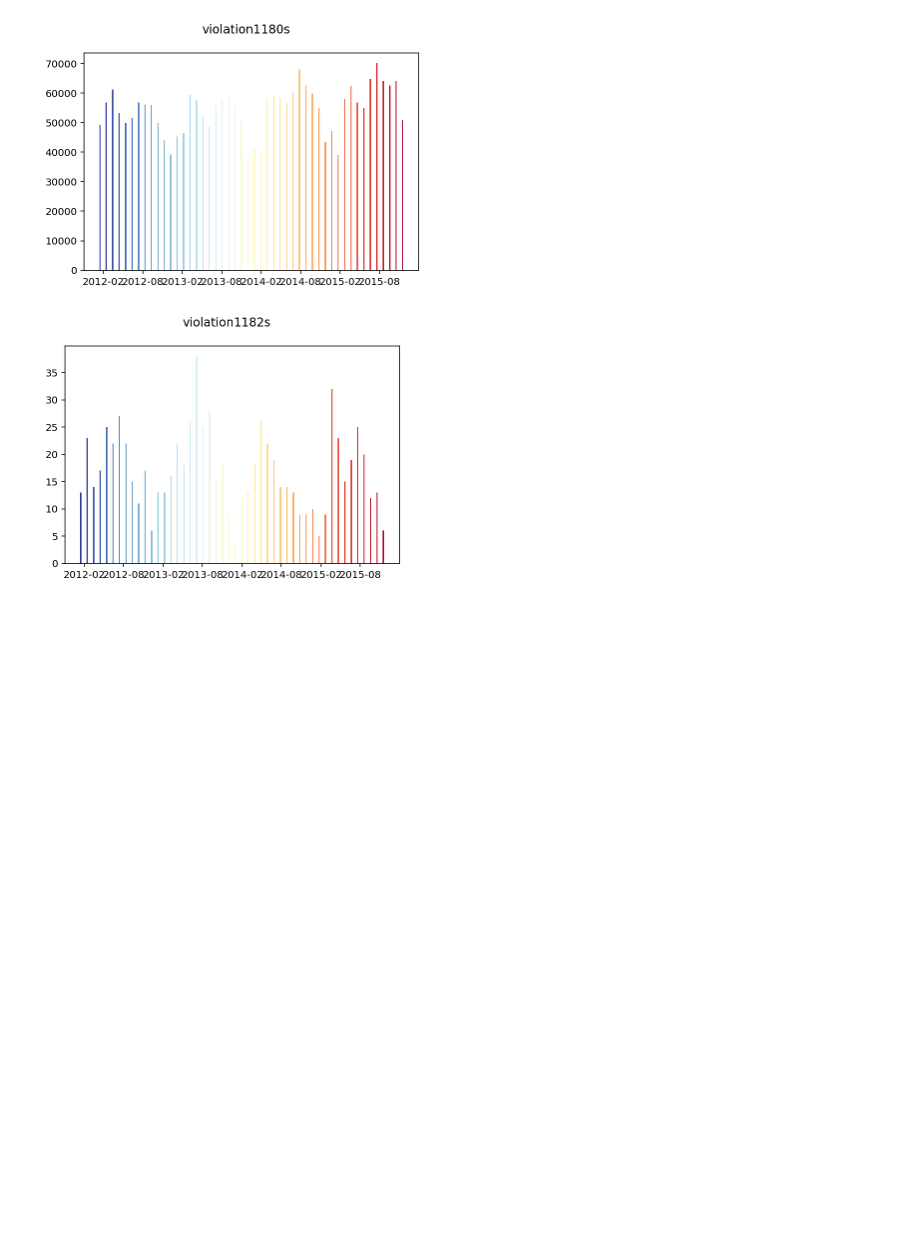
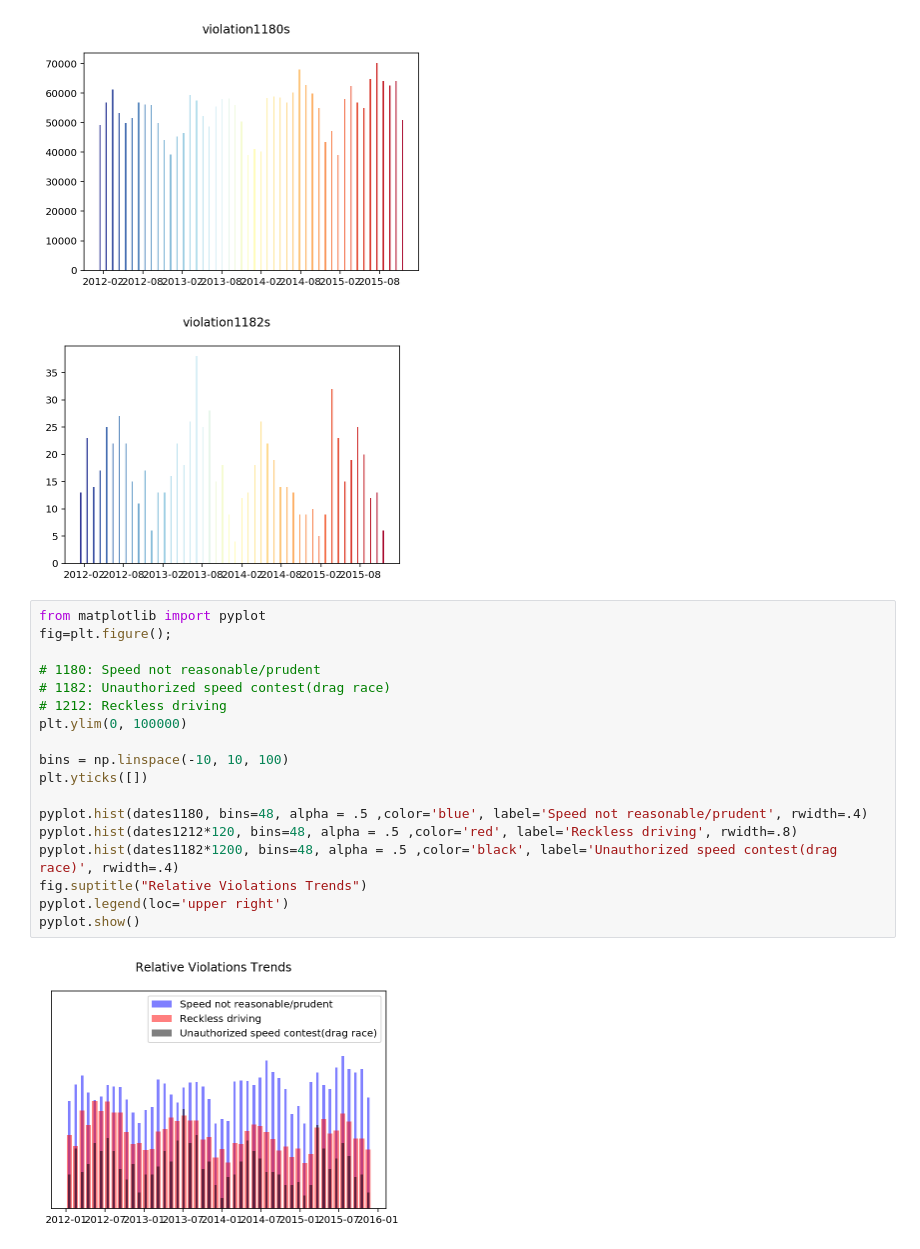
Before and after one commit to wumuyao1996/Pr_000, a Jupyter notebook: finalproject.ipynb, the cells around one changed output. Cells and saved outputs as stored; diff of their text form; blank space fills up the shorter version.

Commit message:
added relative traffic histogram and car action dates TODO

```diff
--- a/finalproject.ipynb
+++ b/finalproject.ipynb
@@ -124,3 +124,23 @@ for c, p in zip(col, patches):
 [figure]
 [figure]
 [figure]
+# %%
+from matplotlib import pyplot
+fig=plt.figure();
+
+# 1180: Speed not reasonable/prudent
+# 1182: Unauthorized speed contest(drag race)
+# 1212: Reckless driving
+plt.ylim(0, 100000)
+
+bins = np.linspace(-10, 10, 100)
+plt.yticks([])
+
+pyplot.hist(dates1180, bins=48, alpha = .5 ,color='blue', label='Speed not reasonable/prudent', rwidth=.4)
+pyplot.hist(dates1212*120, bins=48, alpha = .5 ,color='red', label='Reckless driving', rwidth=.8)
+pyplot.hist(dates1182*1200, bins=48, alpha = .5 ,color='black', label='Unauthorized speed contest(drag race)', rwidth=.4)
+fig.suptitle("Relative Violations Trends")
+pyplot.legend(loc='upper right')
+pyplot.show()
+# %% [output]
+[figure, added]
```
Also changed, not shown: parts of 1 cell of this notebook.
